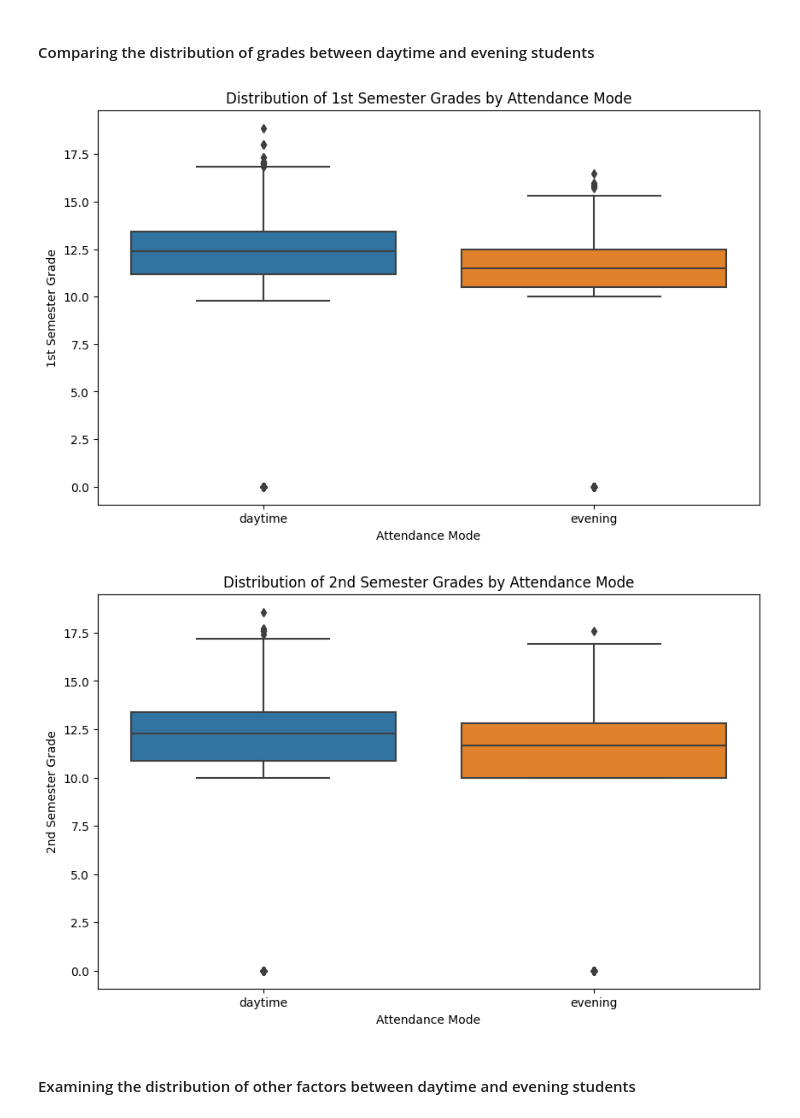
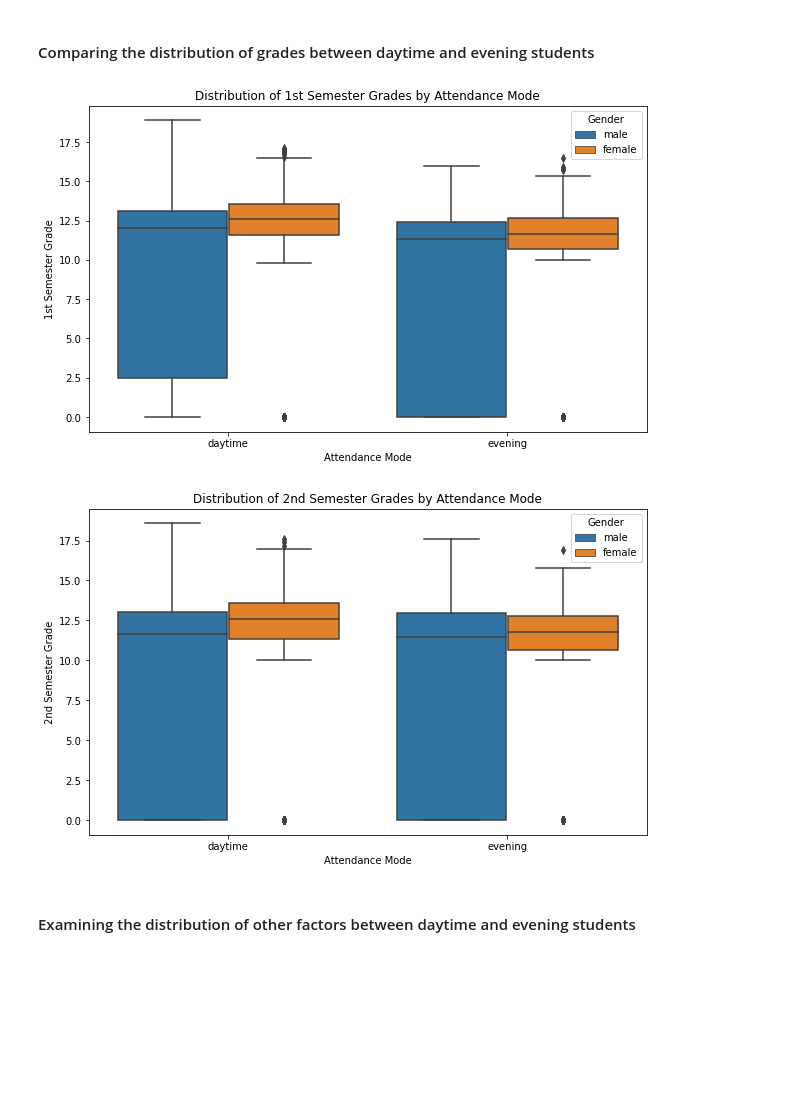
Before and after one commit to KANUBALAD/ML-Fairness-in-School-DropOut-, a Jupyter notebook: Notebooks/EDA of School Dropout Dataset.ipynb, the cells around one changed output. Drawn from its saved outputs; the diff is of its cells as text; code cells hidden in the pictures; blank space fills up the shorter version.

```diff
--- a/Notebooks/EDA of School Dropout Dataset.ipynb
+++ b/Notebooks/EDA of School Dropout Dataset.ipynb
@@ -316,7 +381,7 @@ df_school['Credited_Ratio_1st_Sem'] = df_school['Curricular units 1st sem (credi
 # Repeat for the 2nd semester data when you have it.
 # %%
 #Evaluation Dropouts for 1st and 2nd semesters:
-df_school['Evaluation_Dropout_1st_Sem'] = df_school['Curricular units 1st sem (enrolled)'] - df_school['Curricular units 1st sem (evaluations)']
+df_school['Evaluation_Dropout_1st_Sem'] = df_school['CU1Enrolled'] - df_school['CU1Evaluations']
 # %%
 features_to_plot = ['Approval_Ratio_1st_Sem', 'Credited_Ratio_1st_Sem', 'Evaluation_Dropout_1st_Sem']
 
@@ -399,8 +464,8 @@ grouped_qualifications = {
 }
 # %%
 # First, map the numerical values to their respective labels
-df_school["Father's Qualification"] = df_school["Father's qualification"].map(qualification_mapping)
+df_school["FatherQual"] = df_school["FatherQual"].map(qualification_mapping)
 
 # Now, group the qualifications
-df_school["Father's Qualification Group"] = df_school["Father's Qualification"].replace(grouped_qualifications)
+df_school["FatherQual Group"] = df_school["FatherQual"].replace(grouped_qualifications)
 # %%
@@ -438,8 +517,8 @@ plt.show()
 # %%
 # Create 'Mother's Qualification Category' column by mapping the 'Mother's qualification' column
-df_school["Mother's Qualification Category"] = df_school["Mother's qualification"].map(qualification_mapping)
+df_school["MotherQual_Cate"] = df_school["MotherQual"].map(qualification_mapping)
 
 # Now, group the qualifications
-df_school["Mother's Qualification Category"] = df_school["Mother's Qualification Category"].replace(grouped_qualifications)
+df_school["MotherQual_Cate"] = df_school["MotherQual_Cate"].replace(grouped_qualifications)
 # %%
 # Group by the new category and get the count of 'Target' values
@@ -600,20 +696,20 @@ plt.show()
 # %%
 # Mapping 'Daytime/evening attendance' column
-df_school['Daytime/evening attendance'] = df_school['Daytime/evening attendance'].replace({1: 'daytime', 0: 'evening'})
+df_school['DayEveningAtt'] = df_school['DayEveningAtt'].replace({1: 'daytime', 0: 'evening'})
 
 # Create a crosstab table of 'Daytime/evening attendance' vs 'Target'
-attendance_vs_performance = pd.crosstab(df_school['Daytime/evening attendance'], df_school['Target'])
+attendance_vs_performance = pd.crosstab(df_school['DayEveningAtt'], df_school['Target'])
 
 # Calculate rates
 attendance_vs_performance['Graduation Rate'] = attendance_vs_performance['Graduate'] / (attendance_vs_performance['Graduate'] + attendance_vs_performance['Dropout'])
 attendance_vs_performance['Dropout Rate'] = attendance_vs_performance['Dropout'] / (attendance_vs_performance['Graduate'] + attendance_vs_performance['Dropout'])
 
 # Melt dataframe for visualization
-melted_df = attendance_vs_performance[['Graduation Rate', 'Dropout Rate']].reset_index().melt(id_vars='Daytime/evening attendance', value_name='Rate', var_name='Performance')
+melted_df = attendance_vs_performance[['Graduation Rate', 'Dropout Rate']].reset_index().melt(id_vars='DayEveningAtt', value_name='Rate', var_name='Performance')
 
 # Plot
 plt.figure(figsize=(12, 6))
-sns.barplot(data=melted_df, x='Daytime/evening attendance', y='Rate', hue='Performance')
+sns.barplot(data=melted_df, x='DayEveningAtt', y='Rate', hue='Performance')
 plt.title("Impact of Daytime/Evening Attendance on Student Performance")
 plt.ylabel("Rate")
 plt.xlabel("Attendance Mode")
@@ -627,23 +723,23 @@ plt.show()
 # %%
 
 # Grades distribution for 1st semester
 plt.figure(figsize=(10, 6))
-sns.boxplot(data=df_school, x='Daytime/evening attendance', y='Curricular units 1st sem (grade)')
+sns.boxplot(data=df_school, x='DayEveningAtt', y='CU1Grade', hue='Gender')
 plt.title("Distribution of 1st Semester Grades by Attendance Mode")
 plt.ylabel("1st Semester Grade")
 plt.xlabel("Attendance Mode")
 plt.show()
 
 # Grades distribution for 2nd semester
 plt.figure(figsize=(10, 6))
-sns.boxplot(data=df_school, x='Daytime/evening attendance', y='Curricular units 2nd sem (grade)')
+sns.boxplot(data=df_school, x='DayEveningAtt', y='CU2Grade', hue='Gender')
 plt.title("Distribution of 2nd Semester Grades by Attendance Mode")
 plt.ylabel("2nd Semester Grade")
 plt.xlabel("Attendance Mode")
 plt.show()
 # %% [output]
-[figure, old version]
+[figure, new version]
-[figure, old version]
+[figure, new version]
 # %% [markdown]
 ####  Examining the distribution of other factors between daytime and evening students
 # %%
```
Also changed, not shown: parts of 67 cells of this notebook.
